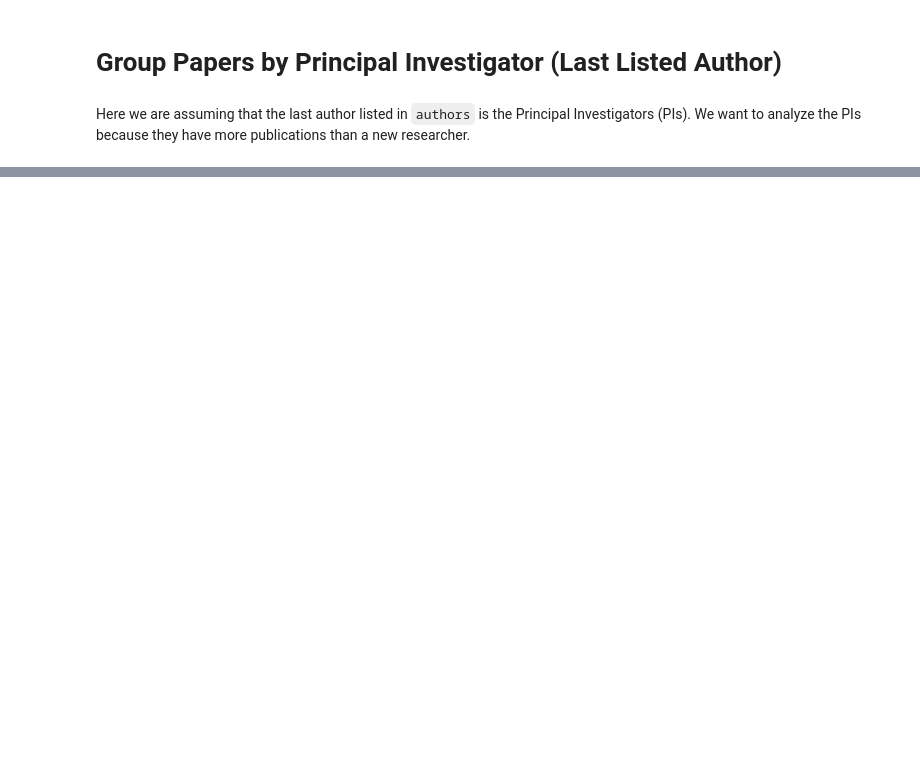
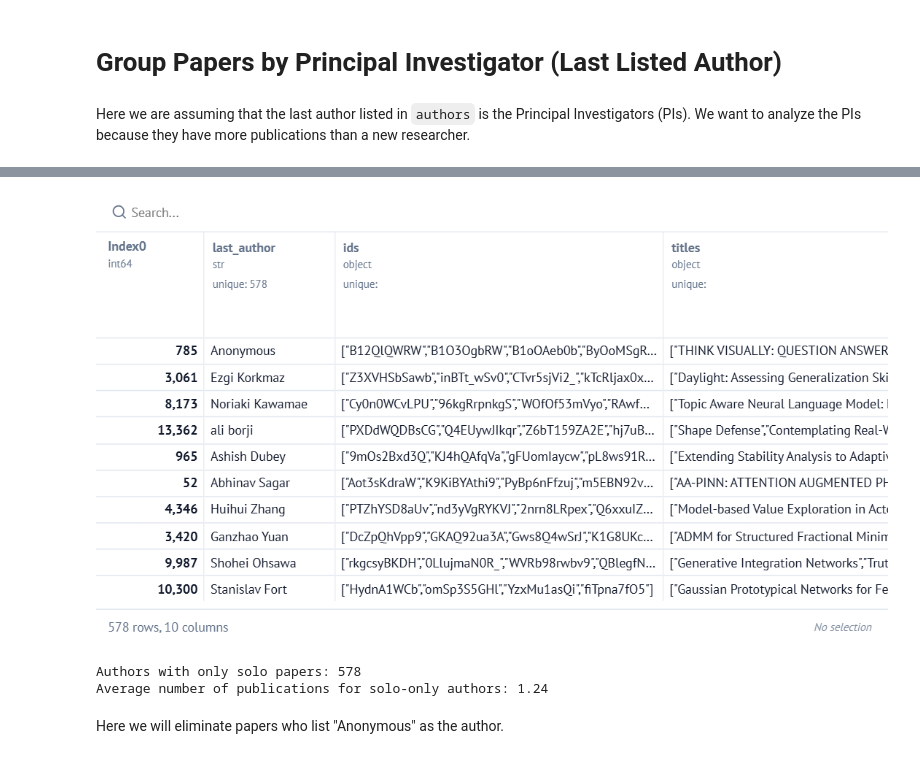
Before and after one commit to angellicodigo/COS424_Project, a Jupyter notebook: initial_analysis.ipynb, the cells around one changed output, grey strips where cells are left out. Saved outputs shown, nothing was run; the diff lists cells and outputs as text; code cells hidden in the pictures; blank space fills up the shorter version.

```diff
--- a/initial_analysis.ipynb
+++ b/initial_analysis.ipynb
@@ -30,0 +86,17 @@ pi_df.sort_values("num_papers", ascending=False).head()
+# %%
+solo_authors = pi_df[pi_df["collaborators"].apply(lambda collabs: all(len(c) == 0 for c in collabs))]
+solo_authors.sort_values("num_papers", ascending=False)
+# %% [output]
+[figure, added]
+# %%
+print(f"Authors with only solo papers: {len(solo_authors)}")
+print(f"Average number of publications for solo-only authors: {solo_authors['num_papers'].mean():.2f}")
+# %% [output]
+Authors with only solo papers: 578
+Average number of publications for solo-only authors: 1.24
+# %%
+mo.md(r"""
+Here we will eliminate papers who list "Anonymous" as the author.
+""")
+# %% [output]
+<span class="markdown prose dark:prose-invert contents"><span class="paragraph">Here we will eliminate papers who list "Anonymous" as the author. </span></span>
```
Also changed, not shown: parts of 15 cells of this notebook, 1 other file.
